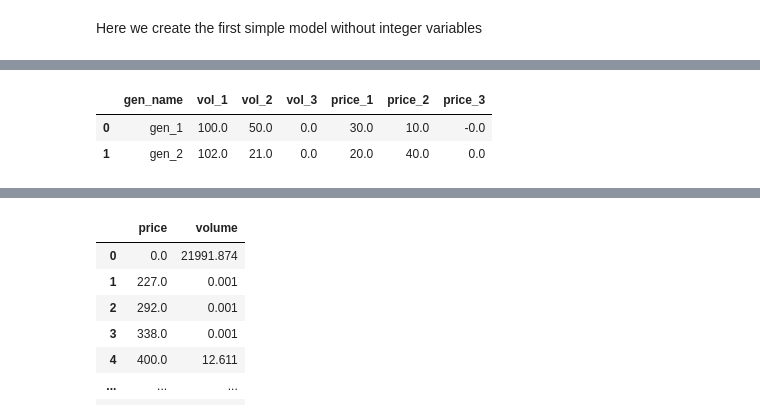
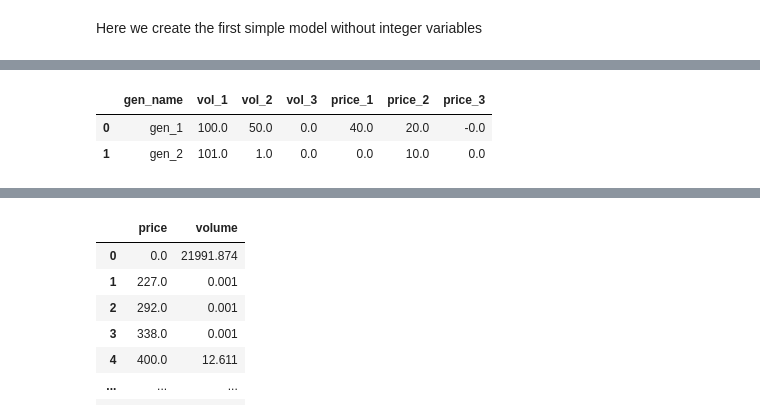
Before and after one commit to Skalolom/ModelBids, a Jupyter notebook: simple_model.ipynb, the cells around one changed output, grey strips where cells are left out. Saved outputs shown, nothing was run; the diff lists cells and outputs as text; code cells hidden in the pictures.

```diff
--- a/simple_model.ipynb
+++ b/simple_model.ipynb
@@ -136,7 +167,7 @@ def decompose_supply_curve(
     int_indices = [(index, ) for index in range(n*m, 2*n*m)]
     x = cp.Variable((k,), integer=int_indices)
     lower_bounds = np.zeros(k)
-    upper_bounds = np.concatenate((np.ones(2*m*n), 1e5*np.ones(4*m)))
+    upper_bounds = np.concatenate((np.ones(2*m*n), np.ones(4*m)))
 
     A_eq, b_eq = construct_equalities(
         supply_volumes=supply_volumes,
@@ -153,8 +184,9 @@ def decompose_supply_curve(
     #     np.tile(supply_volumes, m),
     #     np.zeros(n*m)
     # ))
-    c = np.concatenate((np.ones(n*m), np.zeros(n*m), -1*np.ones(4*m)))
-
+    #c = np.concatenate((np.zeros(n*m), np.tile(np.append(1e2*np.ones(1), np.ones(n-1)), (1, m)).flatten(), np.ones(4*m)))
+    c = np.concatenate((np.ones(n*m), -1*np.ones(n*m), np.ones(4*m)))
+    #c = np.concatenate((np.ones(n*m), np.zeros(n*m), -1*np.ones(4*m)))
     # теперь нам нужно добавить в целевой функционал условие на полноту разбора кривой предложения (как можно больше ступеней кривой
     # предложения должны быть разобраны)
     problem = cp.Problem(
@@ -166,17 +198,18 @@ def decompose_supply_curve(
             x <= upper_bounds
         ]
     )
-    problem.solve(solver='GUROBI', verbose=True)
+    problem.solve(solver='GUROBI', verbose=True, mipgap=1e-3)
     gen_bids = parse_solution(
         supply_volumes=supply_volumes,
         supply_prices=supply_prices,
         x_sol=np.array(x.value[:-4*m]),
         gen_names=gen_df.loc[:, 'gen_name'].to_numpy()
     )
+    #gen_bids = np.reshape(np.array(x.value[:-4*m]), (2, n*m))
     return gen_bids
 # %%
-supply_prices = np.array([10, 20, 30, 40])
-supply_volumes = np.array([100, 200, 300, 400])
+supply_prices = np.array([0, 10, 20, 40])
+supply_volumes = np.array([1000, 1, 50, 100])
 gen_df = pd.DataFrame({
     'gen_name': np.array(['gen_1', 'gen_2']),
     'p_ats': np.array([100, 130]),
@@ -186,6 +219,8 @@ gen_df = pd.DataFrame({
 })
 gen_matrix = gen_df.to_numpy()[:, 1:]
 A_eq, b_eq = construct_equalities(supply_volumes=supply_volumes, supply_prices=supply_prices, gen_matrix=gen_matrix)
+A_ineq, b_ineq = construct_inequalities(supply_volumes=supply_volumes, supply_prices=supply_prices, gen_matrix=gen_matrix)
+#A_eq[:,:-8]
 
 gen_bids = decompose_supply_curve(
     supply_volumes=supply_volumes,
@@ -214,6 +249,6 @@ gen_bids
 |  | gen_name | vol_1 | vol_2 | vol_3 | price_1 | price_2 | price_3 |
-| 0 | gen_1 | 100.0 | 50.0 | 0.0 | 30.0 | 10.0 | -0.0 |
-| 1 | gen_2 | 102.0 | 21.0 | 0.0 | 20.0 | 40.0 | 0.0 |
+| 0 | gen_1 | 100.0 | 50.0 | 0.0 | 40.0 | 20.0 | -0.0 |
+| 1 | gen_2 | 101.0 | 1.0 | 0.0 | 0.0 | 10.0 | 0.0 |
 # %%
 from datetime import datetime, date, timedelta
 from sqlalchemy import create_engine
```
Also changed, not shown: parts of 25 cells of this notebook.
